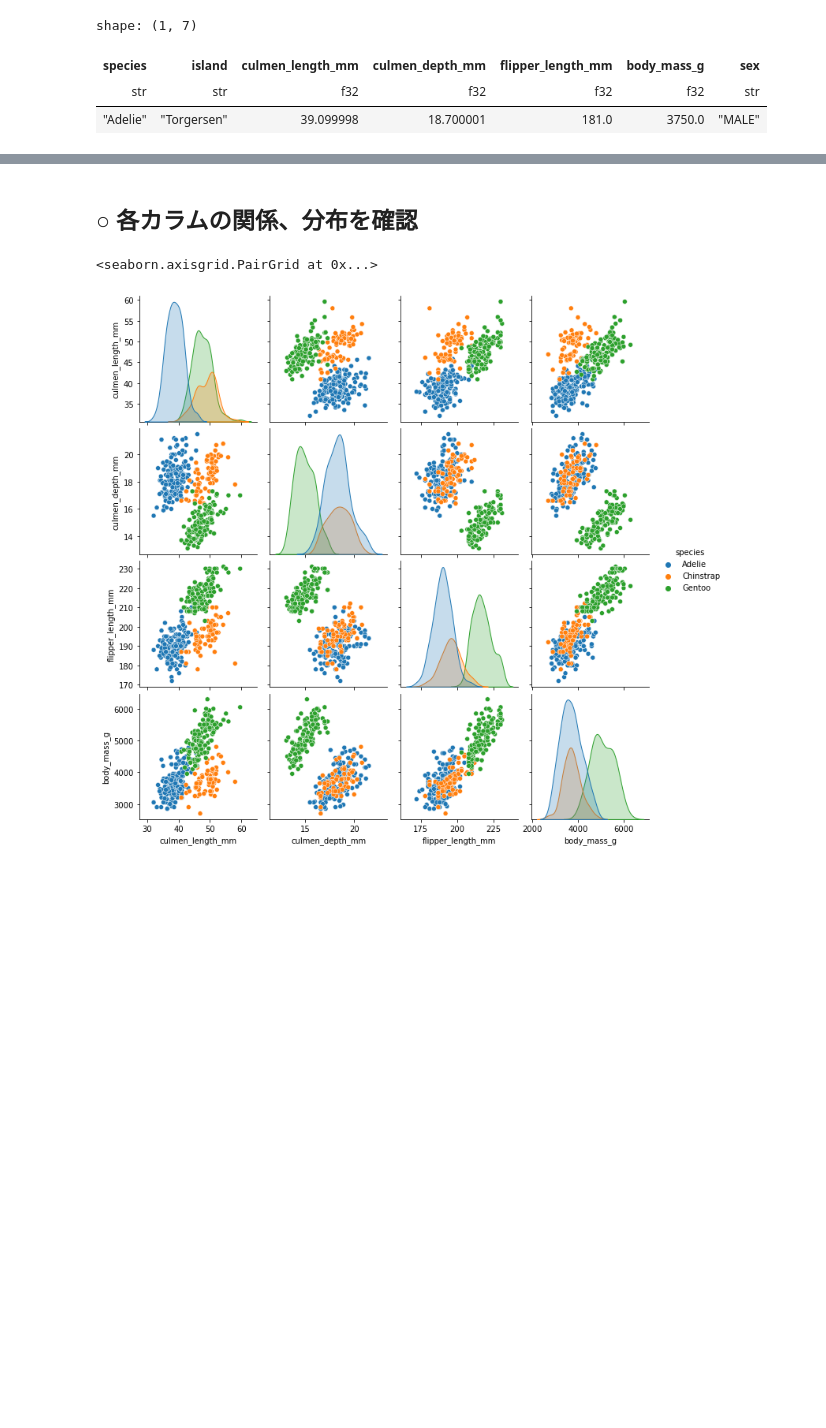
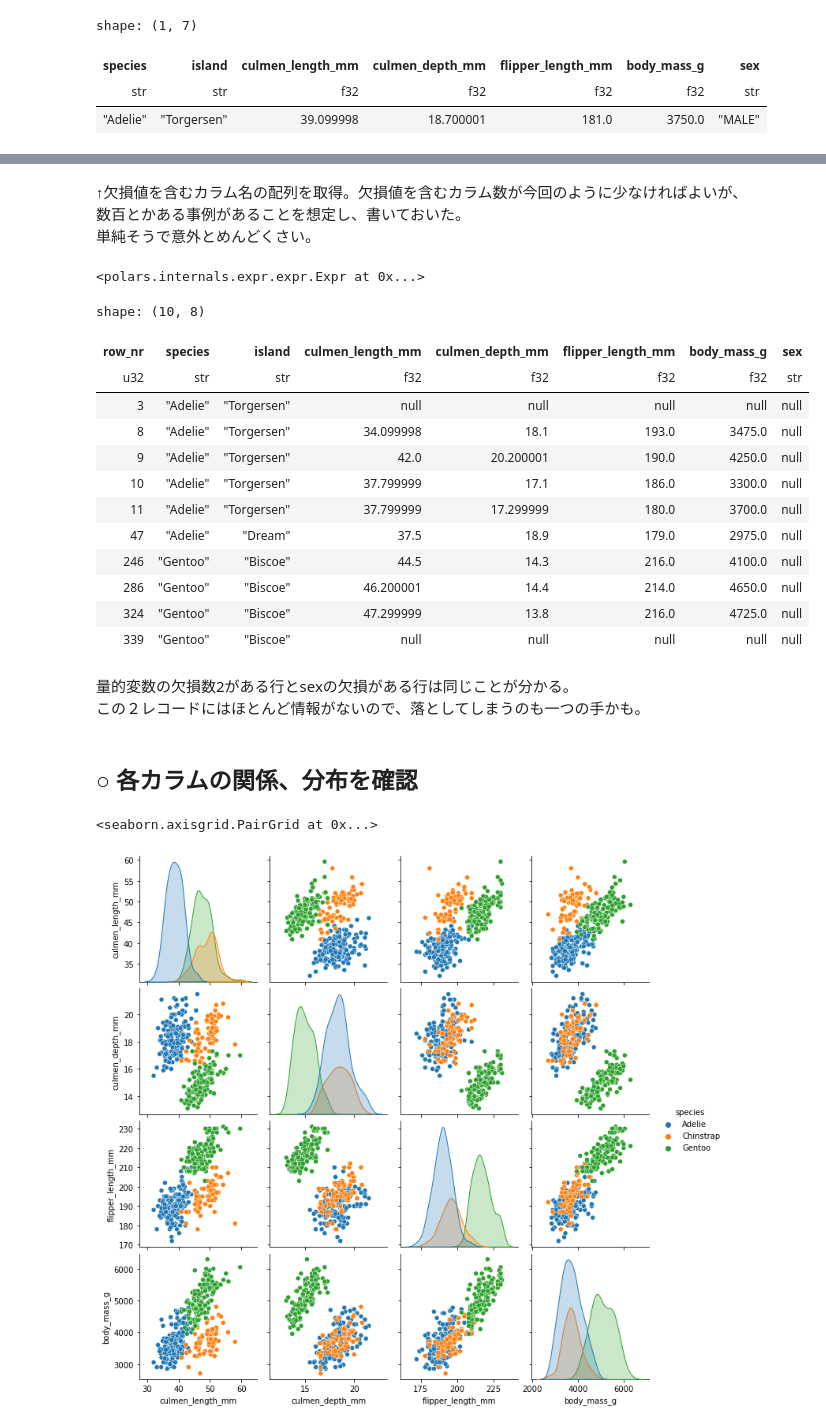
Before and after one commit to Mr-Garlic-Shrimp/TIL, a Jupyter notebook: Machine_Learning/ML_notebook-17(Missing_Value_Imputing_2).ipynb, the cells around one changed output, grey strips where cells are left out. Drawn from its saved outputs; the diff is of its cells as text; code cells hidden in the pictures; blank space fills up the shorter version.

```diff
--- a/Machine_Learning/ML_notebook-17(Missing_Value_Imputing_2).ipynb
+++ b/Machine_Learning/ML_notebook-17(Missing_Value_Imputing_2).ipynb
@@ -166,6 +128,7 @@ shape: (1, 7)
 | str | str | f32 | f32 | f32 | f32 | str |
 | "Adelie" | "Torgersen" | 39.099998 | 18.700001 | 181.0 | 3750.0 | "MALE" |
 # %%
-# 量的変数と質的変数のカラム名をそれぞれ取得
+# 量的変数と質的変数のカラム名をそれぞれ取得。目的変数は抜く。
+target = 'species'
 num_feat = df.select(pl.col(pl.Float32)).columns
-cat_feat = df.select(pl.col(pl.Utf8)).columns
+cat_feat = df.select(pl.col(pl.Utf8)).drop(target).columns
@@ -171,0 +140,8 @@ cat_feat = df.select(pl.col(pl.Utf8)).columns
+# %%
+# カテゴリカラムに変な値、重複した値が入っていないか確認
+print('-----------')
+print(f'{df[target].value_counts()}')
+
+for col in cat_feat:
+    print('-----------')
+    print(f'{df[col].value_counts()}')
@@ -171,0 +194,4 @@ cat_feat = df.select(pl.col(pl.Utf8)).columns
+# %% [markdown]
+↑欠損値を含むカラム名の配列を取得。欠損値を含むカラム数が今回のように少なければよいが、
+数百とかある事例があることを想定し、書いておいた。
+単純そうで意外とめんどくさい。
@@ -172,3 +208,29 @@ cat_feat = df.select(pl.col(pl.Utf8)).columns
+# %%
+expr
+# %% [output]
+<polars.internals.expr.expr.Expr at 0x...>
+# %%
+# 欠損値がある行のindexを取得
+null_index = df.with_row_count().filter(expr).get_column('row_nr').to_list()
+# %%
+df.with_row_count()[null_index]
+# %% [output]
+shape: (10, 8)
+| row_nr | species | island | culmen_length_mm | culmen_depth_mm | flipper_length_mm | body_mass_g | sex |
+| u32 | str | str | f32 | f32 | f32 | f32 | str |
+| 3 | "Adelie" | "Torgersen" | null | null | null | null | null |
+| 8 | "Adelie" | "Torgersen" | 34.099998 | 18.1 | 193.0 | 3475.0 | null |
+| 9 | "Adelie" | "Torgersen" | 42.0 | 20.200001 | 190.0 | 4250.0 | null |
+| 10 | "Adelie" | "Torgersen" | 37.799999 | 17.1 | 186.0 | 3300.0 | null |
+| 11 | "Adelie" | "Torgersen" | 37.799999 | 17.299999 | 180.0 | 3700.0 | null |
+| 47 | "Adelie" | "Dream" | 37.5 | 18.9 | 179.0 | 2975.0 | null |
+| 246 | "Gentoo" | "Biscoe" | 44.5 | 14.3 | 216.0 | 4100.0 | null |
+| 286 | "Gentoo" | "Biscoe" | 46.200001 | 14.4 | 214.0 | 4650.0 | null |
+| 324 | "Gentoo" | "Biscoe" | 47.299999 | 13.8 | 216.0 | 4725.0 | null |
+| 339 | "Gentoo" | "Biscoe" | null | null | null | null | null |
+# %% [markdown]
+量的変数の欠損数2がある行とsexの欠損がある行は同じことが分かる。
+この２レコードにはほとんど情報がないので、落としてしまうのも一つの手かも。
 # %% [markdown]
 ## ○ 各カラムの関係、分布を確認
 # %%
```
Also changed, not shown: parts of 47 cells of this notebook, 3 other files.
